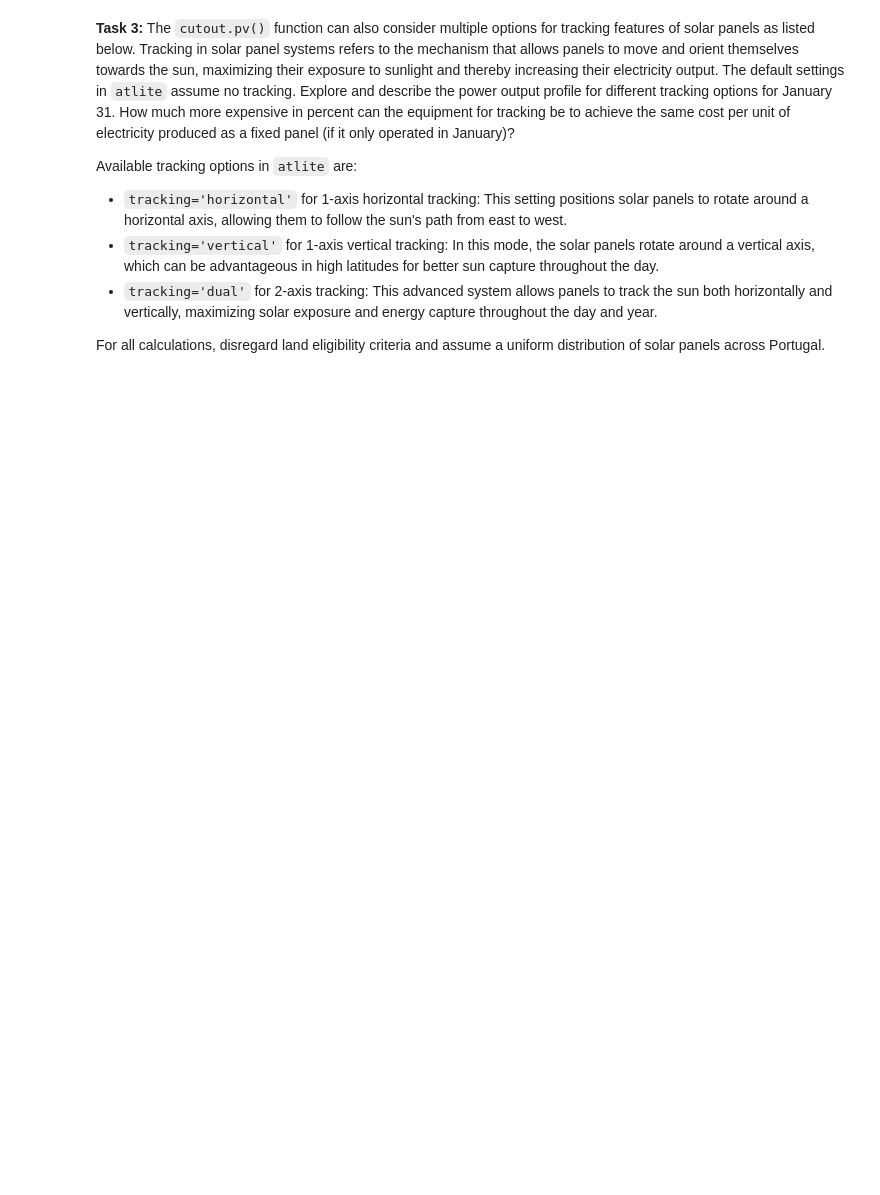
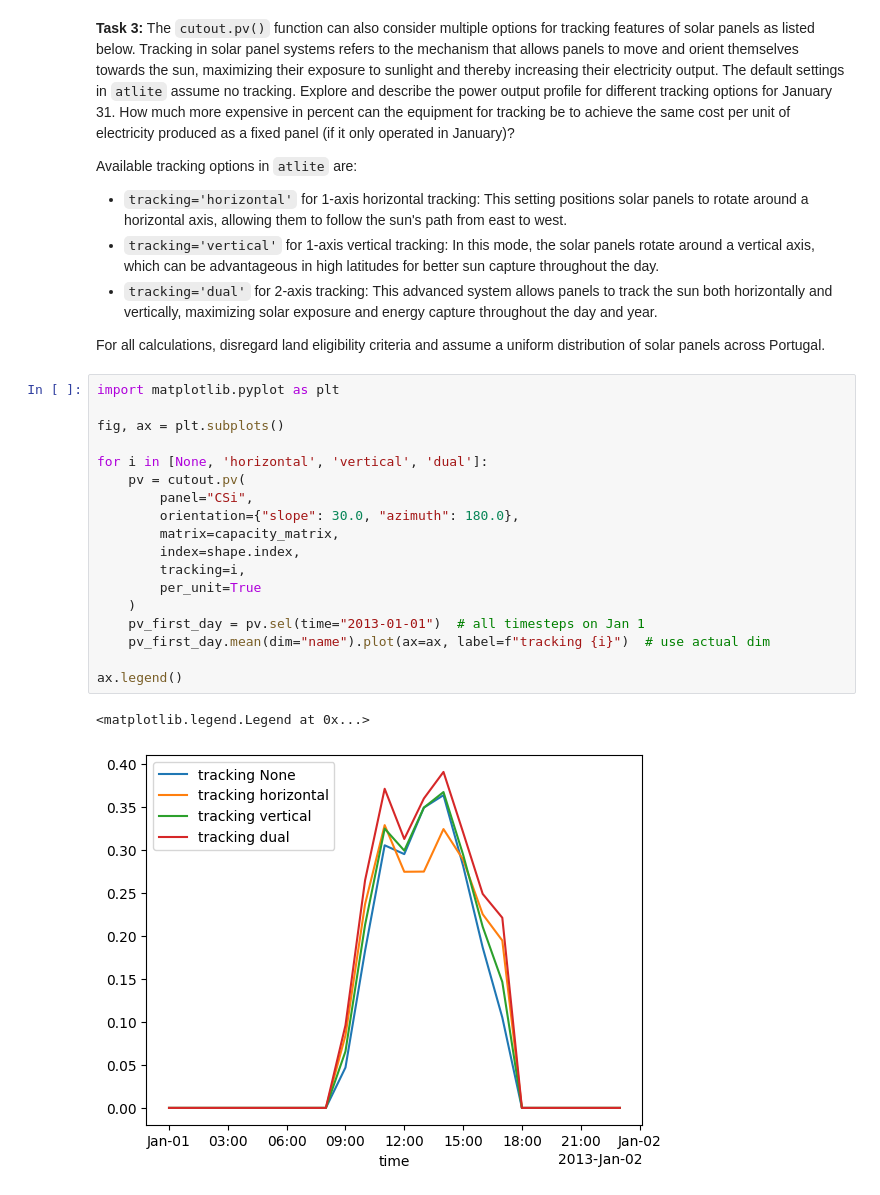
Before and after one commit to FCornielle/data-science-for-esm, a Jupyter notebook: data-science-for-esm/06-workshop-atlite.ipynb, the cells around one changed output. Cells and saved outputs as stored; diff of their text form; blank space fills up the shorter version.

```diff
--- a/data-science-for-esm/06-workshop-atlite.ipynb
+++ b/data-science-for-esm/06-workshop-atlite.ipynb
@@ -646,3 +678,24 @@ Available tracking options in `atlite` are:
 - `tracking='dual'` for 2-axis tracking: This advanced system allows panels to track the sun both horizontally and vertically, maximizing solar exposure and energy capture throughout the day and year.
 
 For all calculations, disregard land eligibility criteria and assume a uniform distribution of solar panels across Portugal.
+# %%
+import matplotlib.pyplot as plt
+
+fig, ax = plt.subplots()
+
+for i in [None, 'horizontal', 'vertical', 'dual']:
+    pv = cutout.pv(
+        panel="CSi",
+        orientation={"slope": 30.0, "azimuth": 180.0},
+        matrix=capacity_matrix,
+        index=shape.index,
+        tracking=i,
+        per_unit=True
+    )
+    pv_first_day = pv.sel(time="2013-01-01")  # all timesteps on Jan 1
+    pv_first_day.mean(dim="name").plot(ax=ax, label=f"tracking {i}")  # use actual dim
+
+ax.legend()
+# %% [output]
+<matplotlib.legend.Legend at 0x...>
+[figure, added]
```
Also changed, not shown: parts of 4 cells of this notebook.
